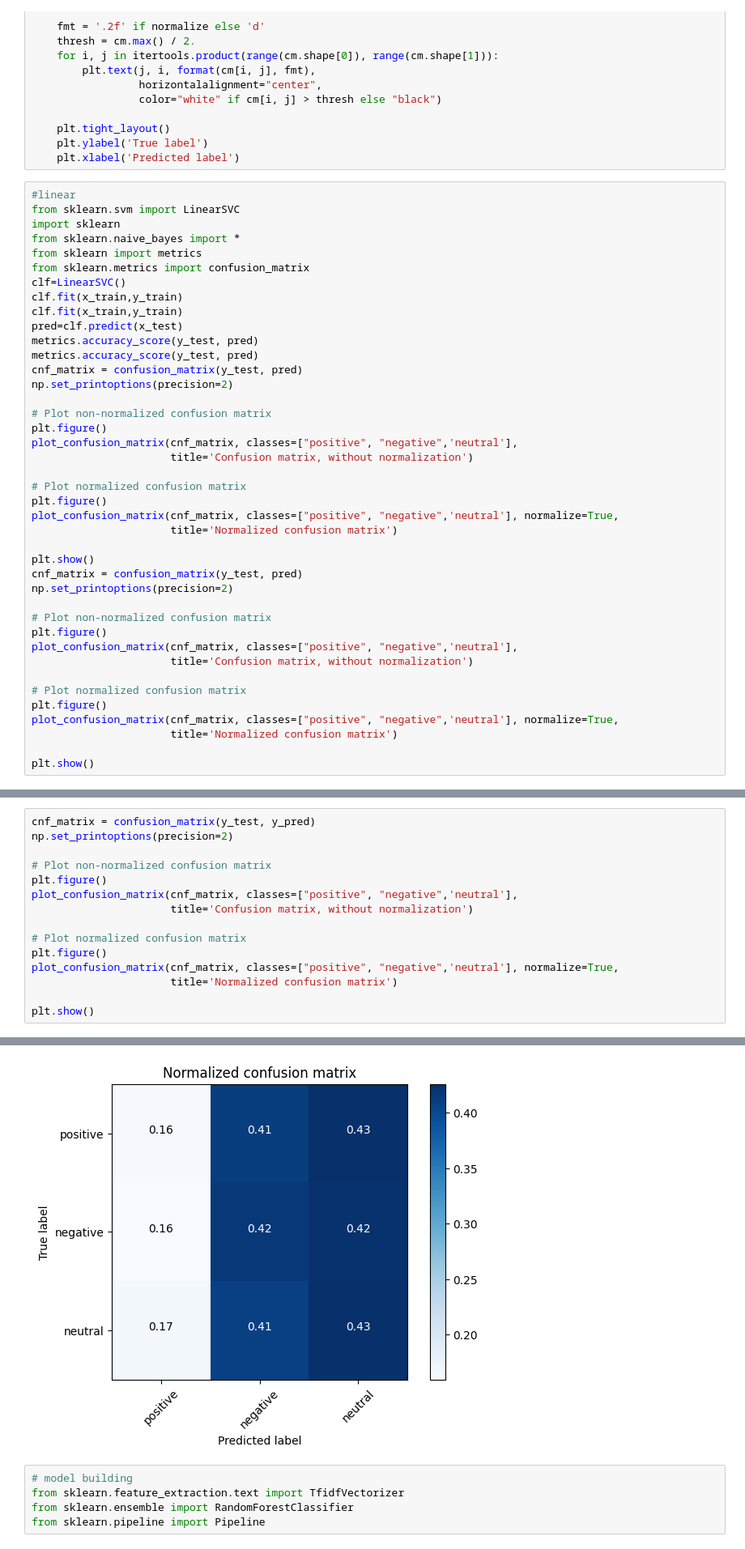
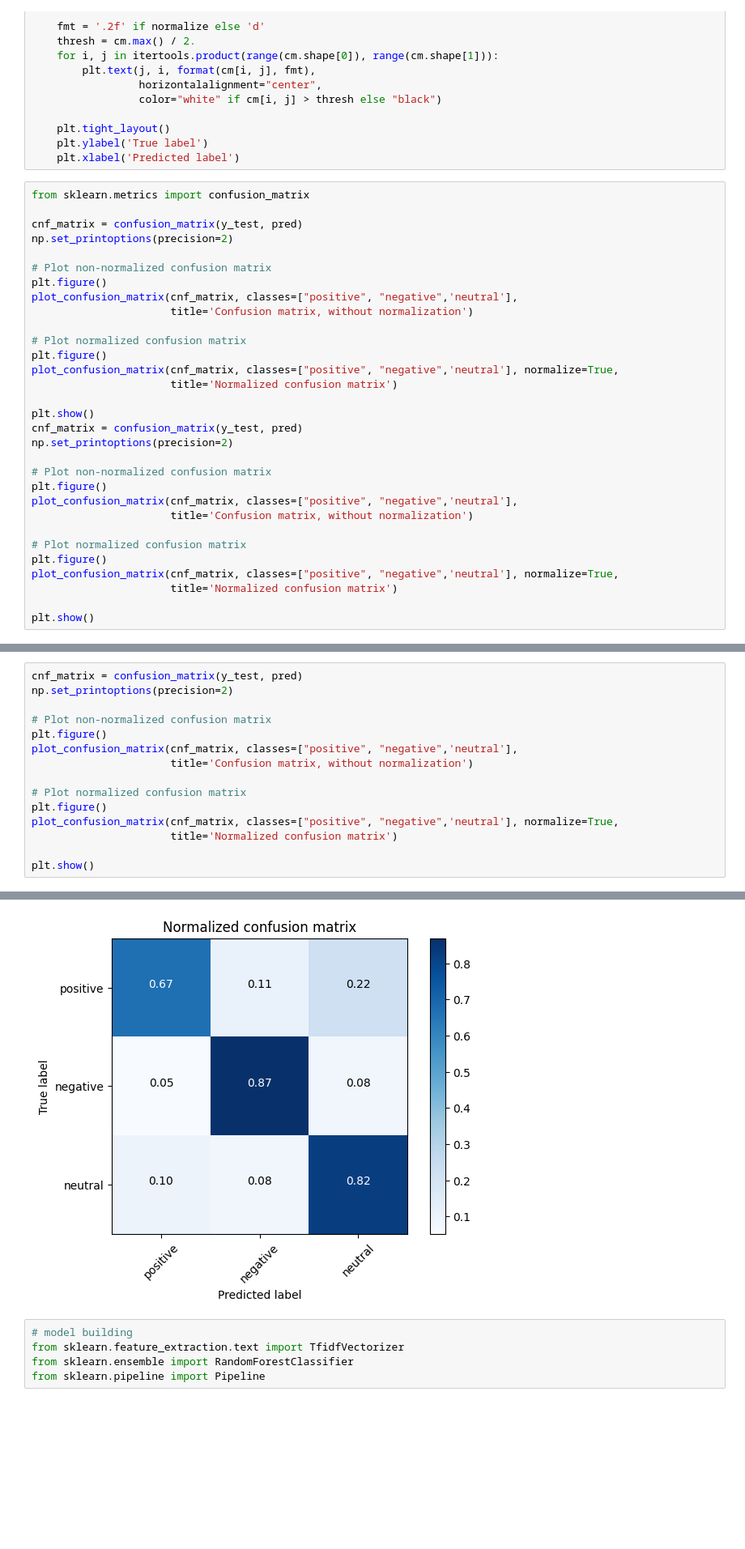
Before and after one commit to shreyabansal28/Twitterverse, a Jupyter notebook: tweet_sentiment.ipynb, the cells around one changed output, grey strips where cells are left out. Shown at 81% size. Drawn from its saved outputs; the diff is of its cells as text; blank space fills up the shorter version.

```diff
--- a/tweet_sentiment.ipynb
+++ b/tweet_sentiment.ipynb
@@ -230,18 +237,8 @@ def plot_confusion_matrix(cm, classes,
     plt.ylabel('True label')
     plt.xlabel('Predicted label')
 # %%
-#linear
-from sklearn.svm import LinearSVC
-import sklearn
-from sklearn.naive_bayes import *
-from sklearn import metrics
 from sklearn.metrics import confusion_matrix
-clf=LinearSVC()
-clf.fit(x_train,y_train)
-clf.fit(x_train,y_train)
-pred=clf.predict(x_test)
-metrics.accuracy_score(y_test, pred)
-metrics.accuracy_score(y_test, pred)
+
 cnf_matrix = confusion_matrix(y_test, pred)
 np.set_printoptions(precision=2)
 
@@ -296,5 +312,5 @@ metrics.accuracy_score(y_test, pred)
 # %%
-cnf_matrix = confusion_matrix(y_test, y_pred)
+cnf_matrix = confusion_matrix(y_test, pred)
 np.set_printoptions(precision=2)
 
 # Plot non-normalized confusion matrix
@@ -321,4 +337,4 @@ Normalized confusion matrix
-[figure, old version]
+[figure, new version]
 # %%
 # model building
 from sklearn.feature_extraction.text import TfidfVectorizer
```
Also changed, not shown: parts of 7 cells of this notebook.
